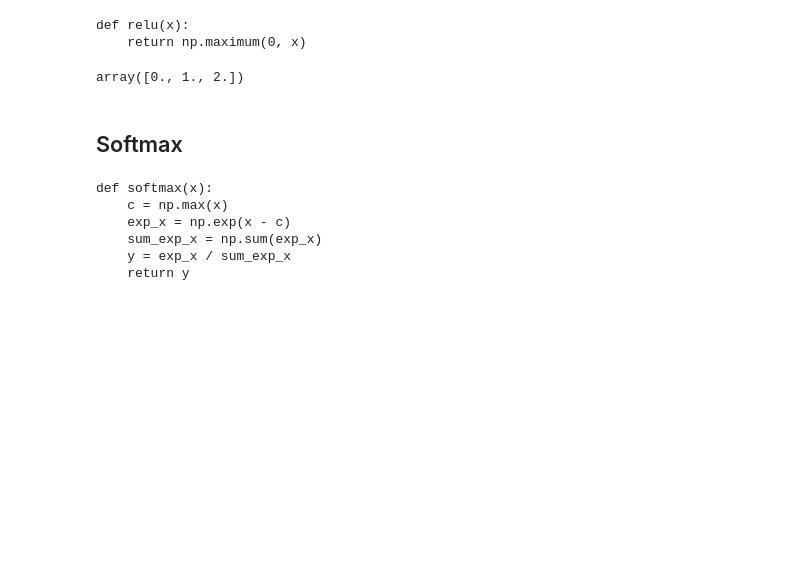
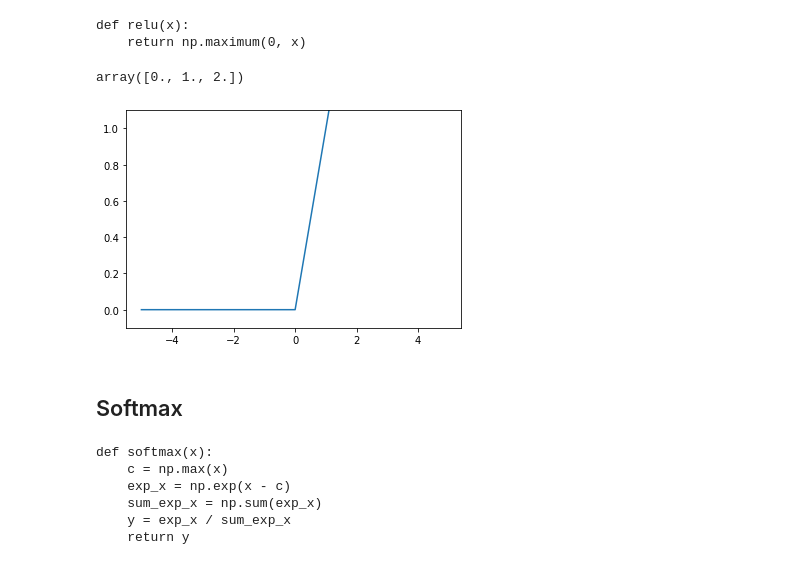
Before and after one commit to rurumimic/deep, a Jupyter notebook: neural-network/example.ipynb, the cells around one changed output. Drawn from its saved outputs; the diff is of its cells as text; code cells hidden in the pictures; blank space fills up the shorter version.

Commit message:
relu 그래프 추가

```diff
--- a/neural-network/example.ipynb
+++ b/neural-network/example.ipynb
@@ -62,6 +62,11 @@ def relu(x):
 relu(np.array([-1.0, 1.0, 2.0]))
 # %% [output]
 array([0., 1., 2.])
+# %%
+# relu: graph
+graph(relu)
+# %% [output]
+[figure, added]
 # %% [markdown]
 ## Softmax
 # %%
```
Also changed, not shown: parts of 6 cells of this notebook, 1 other file.
